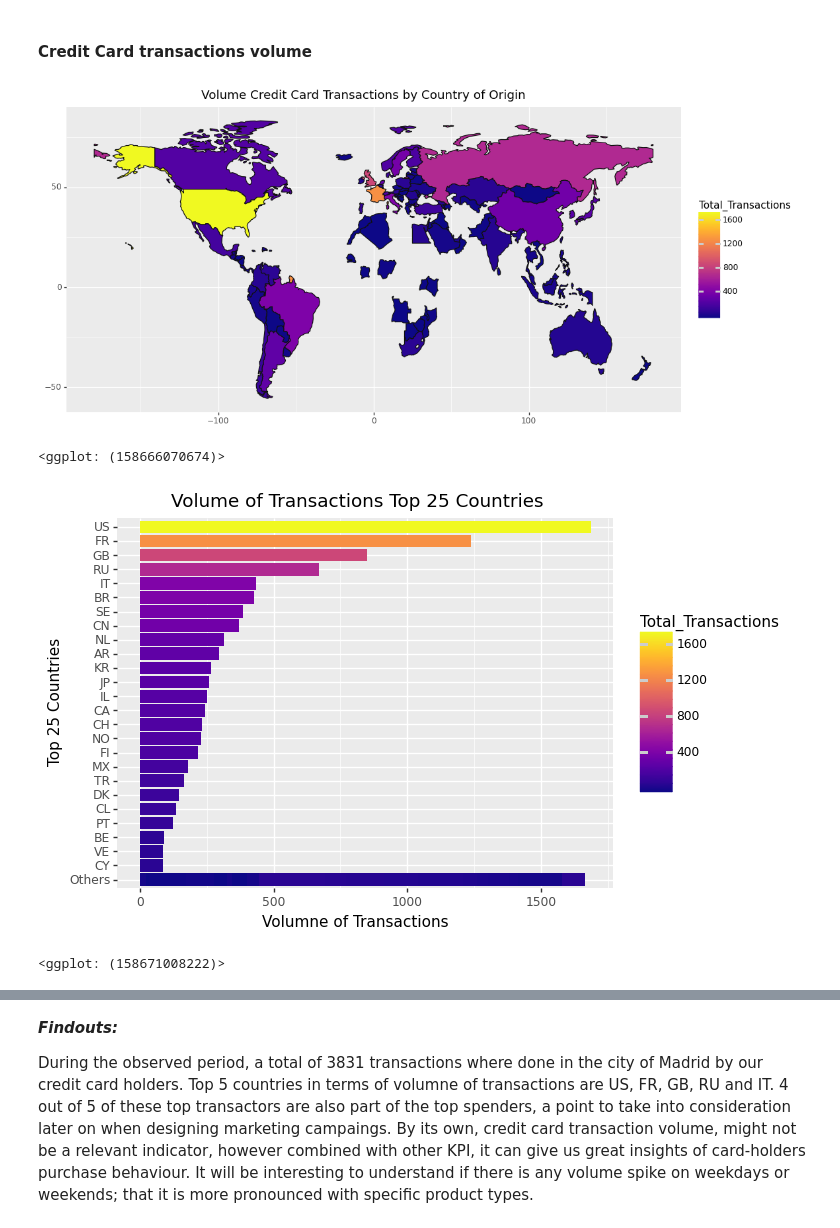
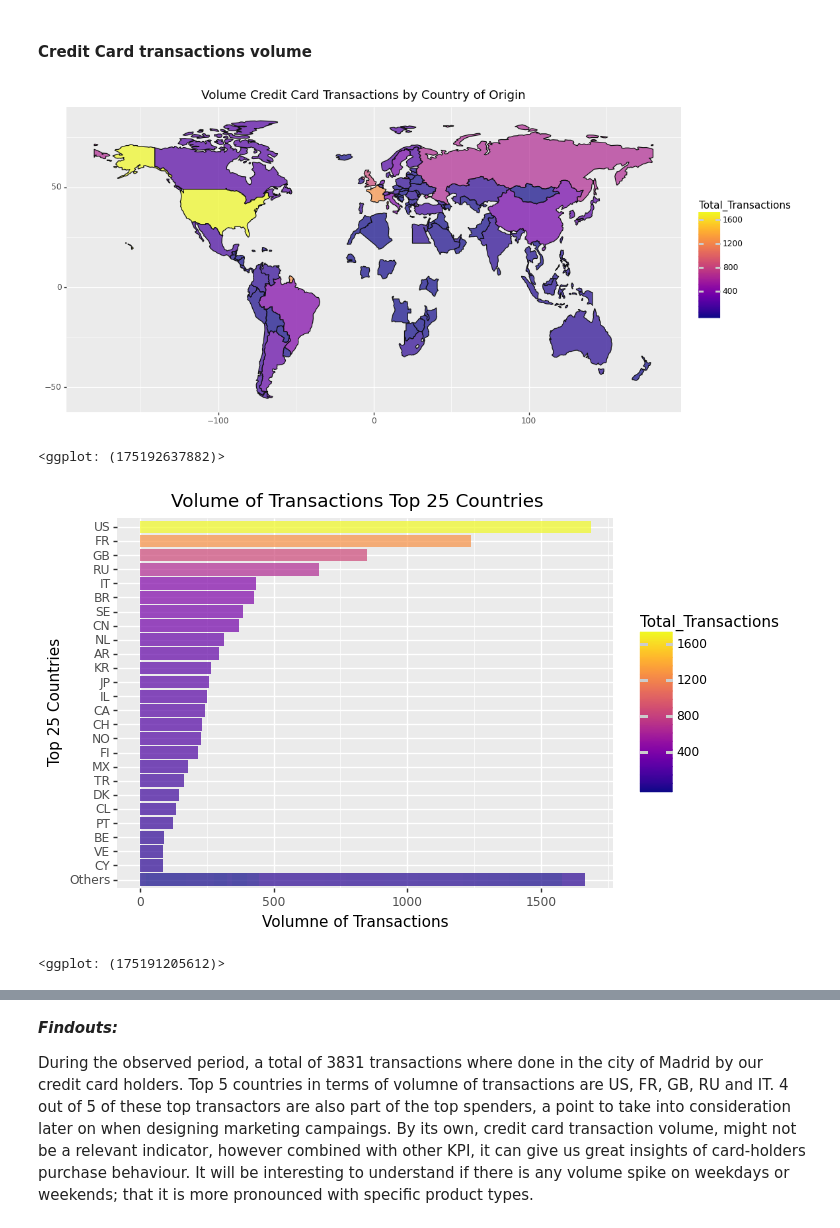
Before and after one commit to callysthenes/citibank_business_case_visual, a Jupyter notebook: EDA_Diana.ipynb, the cells around one changed output, grey strips where cells are left out. Saved outputs shown, nothing was run; the diff lists cells and outputs as text; code cells hidden in the pictures.

```diff
--- a/EDA_Diana.ipynb
+++ b/EDA_Diana.ipynb
@@ -303,16 +313,16 @@ Total expediture reached $1.1M USD during the observed period. Around 110 nation
 #### Credit Card transactions volume
 # %%
 chart = ggplot(data=sales_df, mapping=aes(fill="Total_Transactions"))
-map_proj = geom_map()
+map_proj = geom_map(alpha = 0.7)
 labels = labs(title="Volume Credit Card Transactions by Country of Origin")
 theme_details = theme(figure_size=(12,6))
 fill_colormap = scale_fill_cmap(cmap_name="plasma")
 color_colormap = scale_color_cmap(cmap_name="plasma")
 world_map_card = chart + map_proj + labels + theme_details + fill_colormap + color_colormap
 world_map_card
 # %% [output]
-[figure, old version]
+[figure, new version]
-<ggplot: (158666070674)>
+<ggplot: (175192637882)>
 # %%
 # number of top-n you want
 n = 25
@@ -336,7 +346,7 @@ df_sorted_vol = df_sorted_vol.sort_values('customer_country')
 # %%
 #Bar Chart for top 25 countries ordered by volume of transactions
 ggplot(df_sorted_vol, aes(x = 'customer_country', y = 'Total_Transactions', fill='Total_Transactions'))\
-    + geom_bar(stat="identity")\
+    + geom_bar(stat="identity",alpha = 0.7)\
         + scale_x_discrete()\
             + coord_flip()\
                 +scale_fill_cmap(cmap_name="plasma")\
@@ -344,5 +354,5 @@ ggplot(df_sorted_vol, aes(x = 'customer_country', y = 'Total_Transactions', fill
                         +labs(y= "Volumne of Transactions ", x = "Top 25 Countries")\
                             + guides(color=guide_legend(title='Volume'))
 # %% [output]
-[figure, old version]
+[figure, new version]
-<ggplot: (158671008222)>
+<ggplot: (175191205612)>
```
Also changed, not shown: parts of 37 cells of this notebook, 2 other files.
